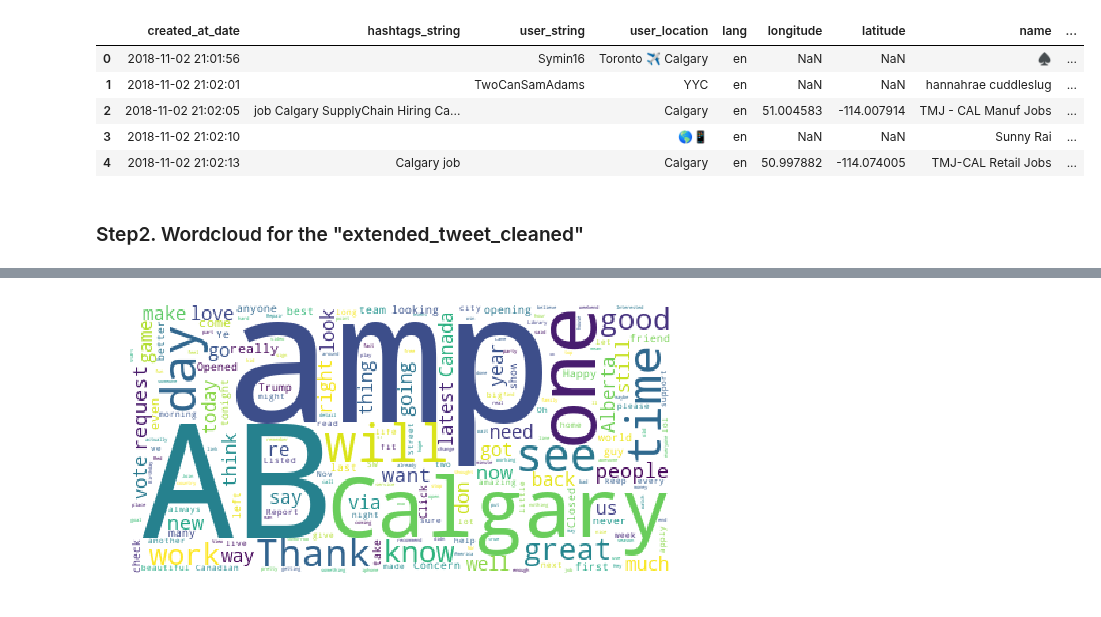
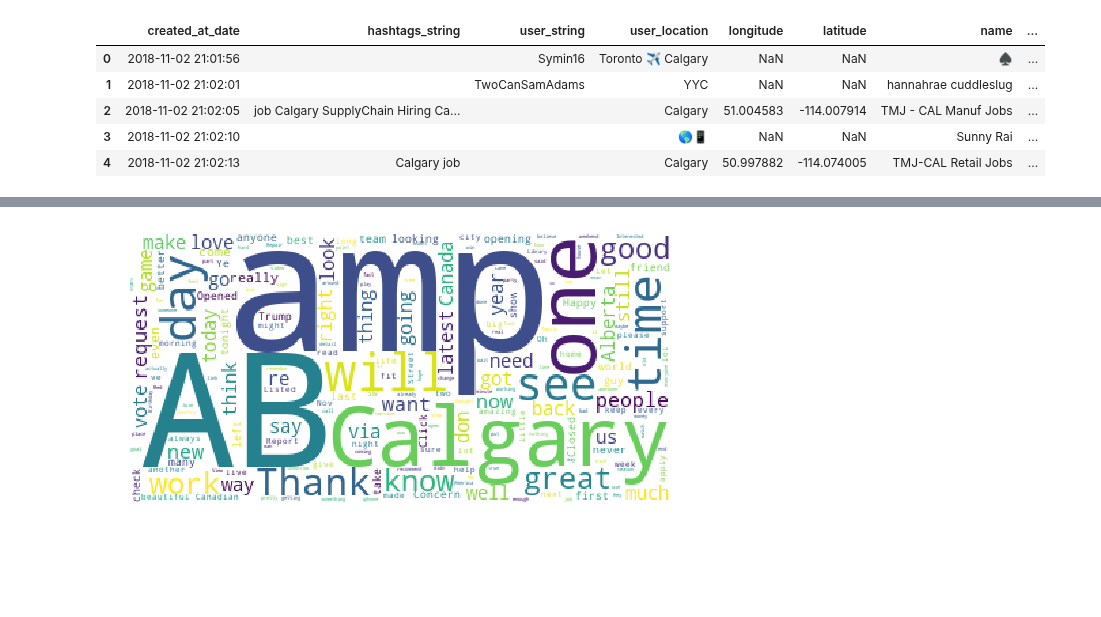
Before and after one commit to cybera/data-science-for-entrepreneurs-workshops, a Jupyter notebook: 2.Exploring_data.ipynb, the cells around one changed output, grey strips where cells are left out. Cells and saved outputs as stored; diff of their text form; code cells hidden in the pictures; blank space fills up the shorter version.

```diff
--- a/2.Exploring_data.ipynb
+++ b/2.Exploring_data.ipynb
@@ -3,19 +64,14 @@
 # %%
-import urllib.request
-import pandas as pd
-
 target_url="https://swift-yeg.cloud.cybera.ca:8080/v1/AUTH_233e84cd313945c992b4b585f7b9125d/geeky-summit/tweets_cleaned.csv"
 file_name="tweets_cleaned.csv"
-urllib.request.urlretrieve(target_url, file_name)
+#urllib.request.urlretrieve(target_url, file_name) ## comment out this line to use your local copy
 
-tweets = pd.read_csv(file_name,parse_dates=['created_at_date'])
+tweets = pd.read_csv(file_name,parse_dates=['created_at_date']) ## reading 'created_at_date' column as timestamp
 tweets.head()
 # %% [output]
-|  | created_at_date | hashtags_string | user_string | user_location | lang | longitude | latitude | name | ... |
-| 0 | 2018-11-02 21:01:56 |  | Symin16 | Toronto ✈ Calgary | en | NaN | NaN | ♠ | ... |
-| 1 | 2018-11-02 21:02:01 |  | TwoCanSamAdams | YYC | en | NaN | NaN | hannahrae cuddleslug | ... |
-| 2 | 2018-11-02 21:02:05 | job Calgary SupplyChain Hiring Ca... |  | Calgary | en | 51.004583 | -114.007914 | TMJ - CAL Manuf Jobs | ... |
-| 3 | 2018-11-02 21:02:10 |  |  | 🌎📱 | en | NaN | NaN | Sunny Rai | ... |
-| 4 | 2018-11-02 21:02:13 | Calgary job |  | Calgary | en | 50.997882 | -114.074005 | TMJ-CAL Retail Jobs | ... |
+|  | created_at_date | hashtags_string | user_string | user_location | longitude | latitude | name | ... |
+| 0 | 2018-11-02 21:01:56 |  | Symin16 | Toronto ✈ Calgary | NaN | NaN | ♠ | ... |
+| 1 | 2018-11-02 21:02:01 |  | TwoCanSamAdams | YYC | NaN | NaN | hannahrae cuddleslug | ... |
+| 2 | 2018-11-02 21:02:05 | job Calgary SupplyChain Hiring Ca... |  | Calgary | 51.004583 | -114.007914 | TMJ - CAL Manuf Jobs | ... |
+| 3 | 2018-11-02 21:02:10 |  |  | 🌎📱 | NaN | NaN | Sunny Rai | ... |
+| 4 | 2018-11-02 21:02:13 | Calgary job |  | Calgary | 50.997882 | -114.074005 | TMJ-CAL Retail Jobs | ... |
-# %% [markdown]
-###  Step2. Wordcloud for the "extended_tweet_cleaned"
```
Also changed, not shown: parts of 63 cells of this notebook, 4 other files.
